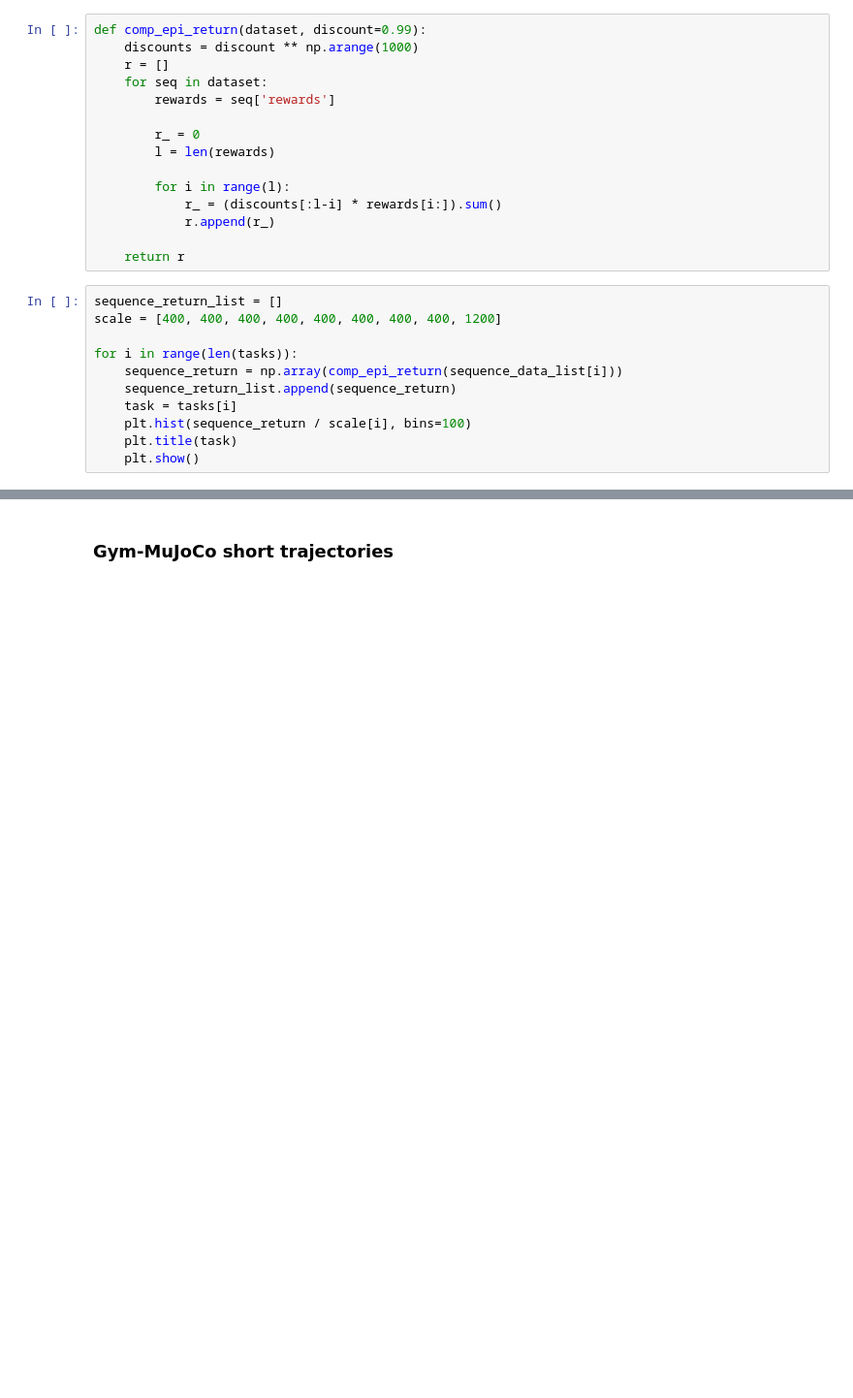
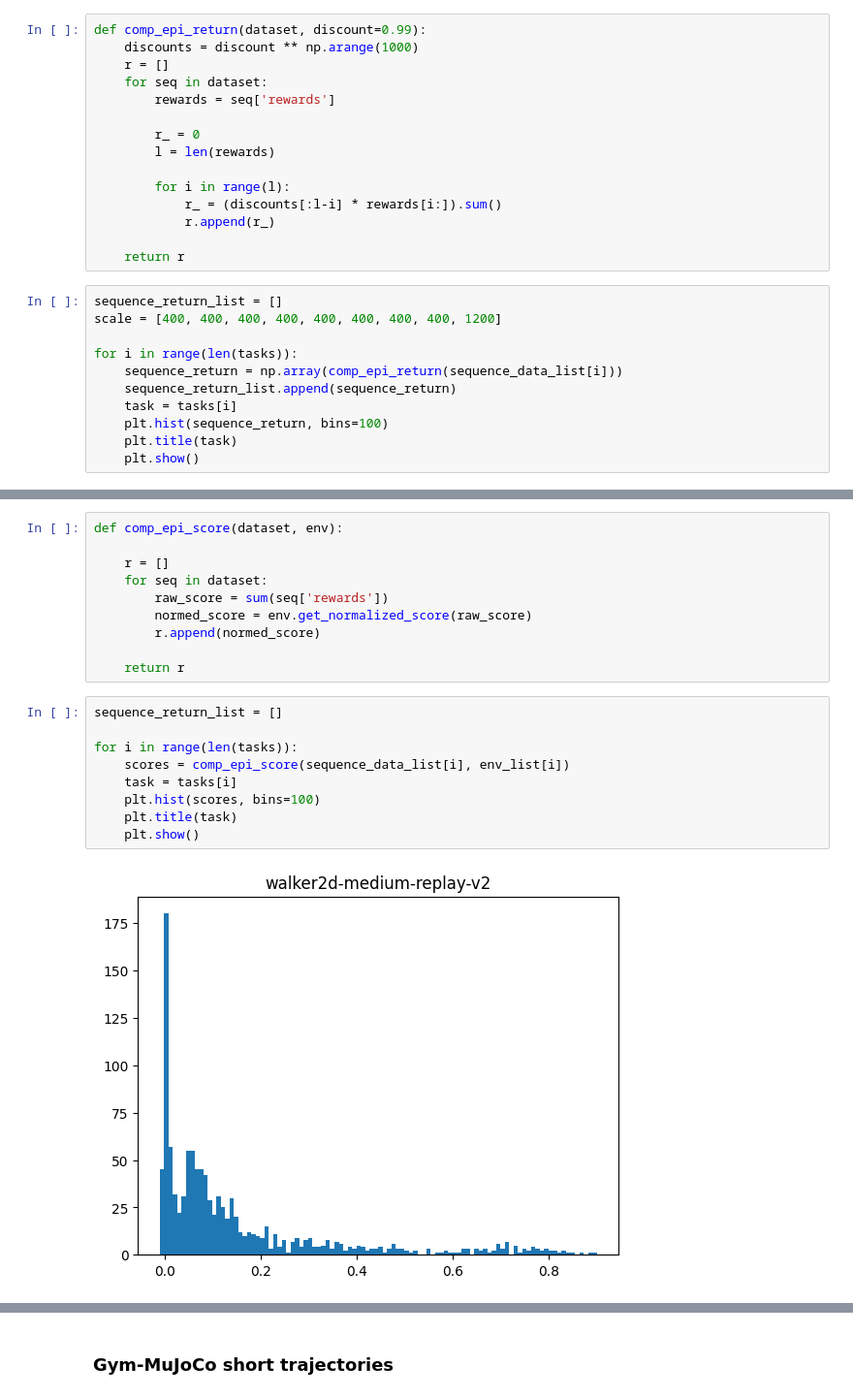
Before and after one commit to hyeonscho/CS570, a Jupyter notebook: DMC_data_investigate.ipynb, the cells around one changed output, grey strips where cells are left out. Shown at 97% size. Saved outputs shown, nothing was run; the diff lists cells and outputs as text; blank space fills up the shorter version.

```diff
--- a/DMC_data_investigate.ipynb
+++ b/DMC_data_investigate.ipynb
@@ -147,7 +432,7 @@ for i in range(len(tasks)):
     sequence_return = np.array(comp_epi_return(sequence_data_list[i]))
     sequence_return_list.append(sequence_return)
     task = tasks[i]
-    plt.hist(sequence_return / scale[i], bins=100)
+    plt.hist(sequence_return, bins=100)
     plt.title(task)
     plt.show()
 # %% [output]
@@ -162,0 +448,21 @@ for i in range(len(tasks)):
+# %%
+def comp_epi_score(dataset, env):
+
+    r = []
+    for seq in dataset:
+        raw_score = sum(seq['rewards'])
+        normed_score = env.get_normalized_score(raw_score)
+        r.append(normed_score)
+
+    return r
+# %%
+sequence_return_list = []
+
+for i in range(len(tasks)):
+    scores = comp_epi_score(sequence_data_list[i], env_list[i])
+    task = tasks[i]
+    plt.hist(scores, bins=100)
+    plt.title(task)
+    plt.show()
+# %% [output]
+[figure, added]
```
Also changed, not shown: parts of 36 cells of this notebook, 9 other files.
